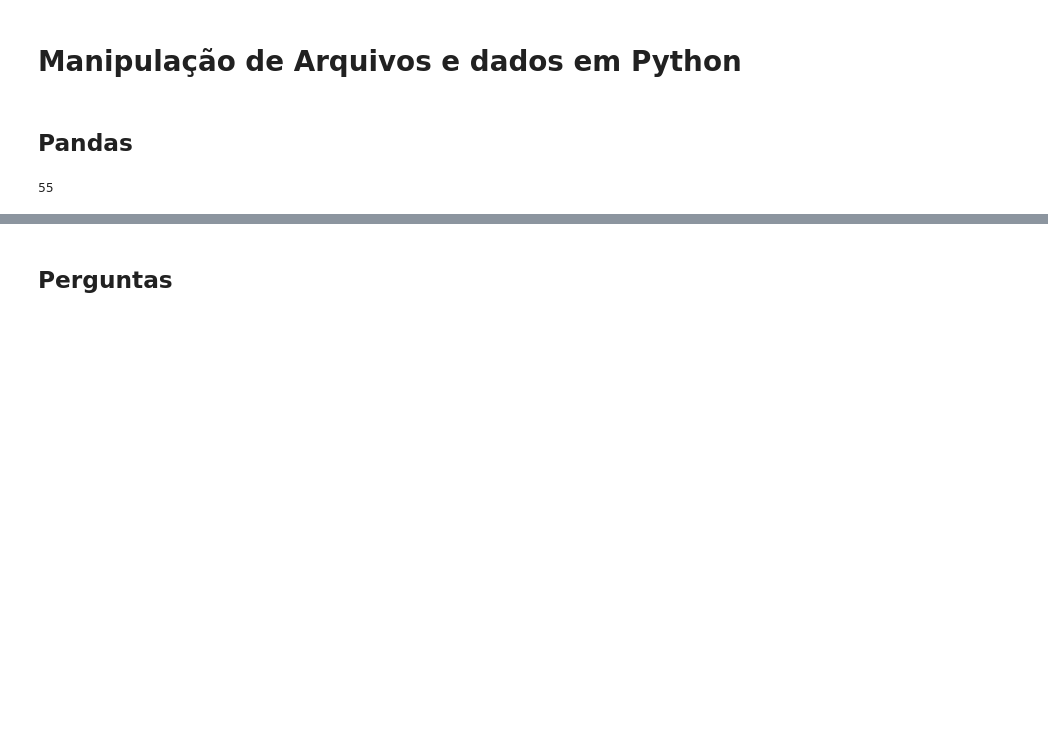
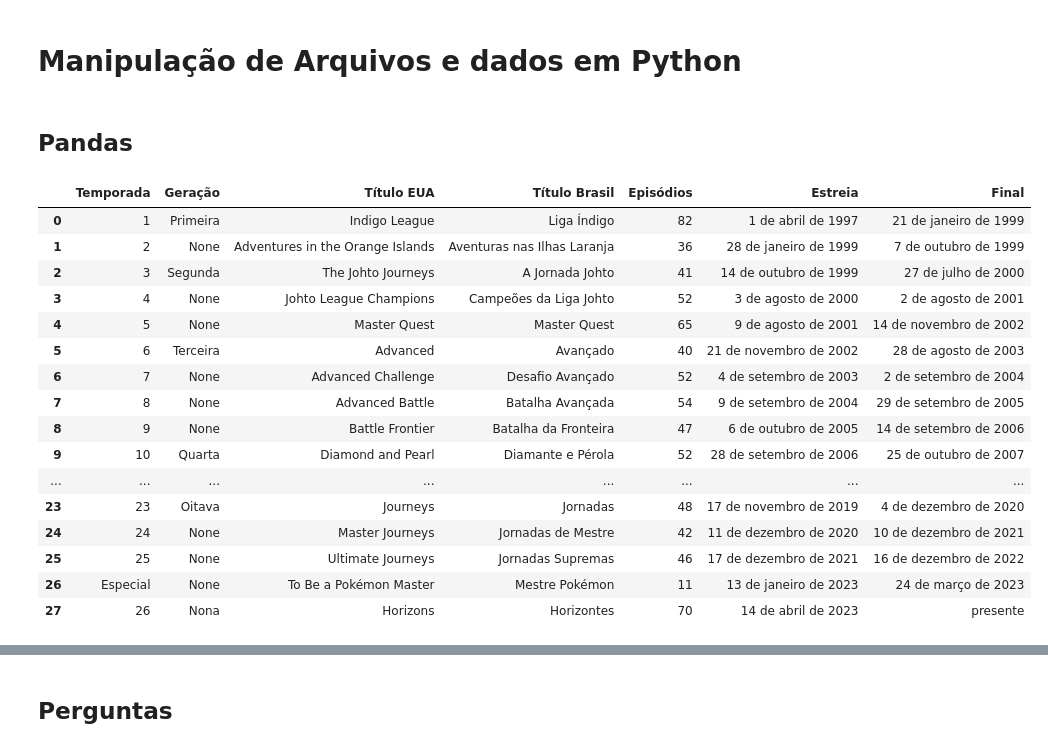
Before and after one commit to neylemkeunesp/CienciadosDados2024, a Jupyter notebook: Aula10/Aula10.ipynb, the cells around one changed output, grey strips where cells are left out. Cells and saved outputs as stored; diff of their text form; code cells hidden in the pictures; blank space fills up the shorter version.

```diff
--- a/Aula10/Aula10.ipynb
+++ b/Aula10/Aula10.ipynb
@@ -10,8 +10,57 @@ import numpy as np
 lispoktab=pd.read_html( "https://pt.wikipedia.org/wiki/Lista_de_epis%C3%B3dios_de_Pok%C3%A9mon")
-# %%
-len(lispoktab)
-# %% [output]
-55
+# %%
+temporadas_pokemon = [
+    {"Temporada": 1, "Geração": "Primeira", "Título EUA": "Indigo League", "Título Brasil": "Liga Índigo", "Episódios": 82, "Estreia": "1 de abril de 1997", "Final": "21 de janeiro de 1999"},
+    {"Temporada": 2, "Geração": None, "Título EUA": "Adventures in the Orange Islands", "Título Brasil": "Aventuras nas Ilhas Laranja", "Episódios": 36, "Estreia": "28 de janeiro de 1999", "Final": "7 de outubro de 1999"},
+    {"Temporada": 3, "Geração": "Segunda", "Título EUA": "The Johto Journeys", "Título Brasil": "A Jornada Johto", "Episódios": 41, "Estreia": "14 de outubro de 1999", "Final": "27 de julho de 2000"},
+    {"Temporada": 4, "Geração": None, "Título EUA": "Johto League Champions", "Título Brasil": "Campeões da Liga Johto", "Episódios": 52, "Estreia": "3 de agosto de 2000", "Final": "2 de agosto de 2001"},
+    {"Temporada": 5, "Geração": None, "Título EUA": "Master Quest", "Título Brasil": "Master Quest", "Episódios": 65, "Estreia": "9 de agosto de 2001", "Final": "14 de novembro de 2002"},
+    {"Temporada": 6, "Geração": "Terceira", "Título EUA": "Advanced", "Título Brasil": "Avançado", "Episódios": 40, "Estreia": "21 de novembro de 2002", "Final": "28 de agosto de 2003"},
+    {"Temporada": 7, "Geração": None, "Título EUA": "Advanced Challenge", "Título Brasil": "Desafio Avançado", "Episódios": 52, "Estreia": "4 de setembro de 2003", "Final": "2 de setembro de 2004"},
+    {"Temporada": 8, "Geração": None, "Título EUA": "Advanced Battle", "Título Brasil": "Batalha Avançada", "Episódios": 54, "Estreia": "9 de setembro de 2004", "Final": "29 de setembro de 2005"},
+    {"Temporada": 9, "Geração": None, "Título EUA": "Battle Frontier", "Título Brasil": "Batalha da Fronteira", "Episódios": 47, "Estreia": "6 de outubro de 2005", "Final": "14 de setembro de 2006"},
+    {"Temporada": 10, "Geração": "Quarta", "Título EUA": "Diamond and Pearl", "Título Brasil": "Diamante e Pérola", "Episódios": 52, "Estreia": "28 de setembro de 2006", "Final": "25 de outubro de 2007"},
+    {"Temporada": 11, "Geração": None, "Título EUA": "Battle Dimension", "Título Brasil": "Batalha Dimensional", "Episódios": 52, "Estreia": "8 de novembro de 2007", "Final": "4 de dezembro de 2008"},
+    {"Temporada": 12, "Geração": None, "Título EUA": "Galactic Battles", "Título Brasil": "Batalhas Galácticas", "Episódios": 53, "Estreia": "4 de dezembro de 2008", "Final": "24 de dezembro de 2009"},
+    {"Temporada": 13, "Geração": None, "Título EUA": "Sinnoh League Victors", "Título Brasil": "Vencedores da Liga Sinnoh", "Episódios": 34, "Estreia": "7 de janeiro de 2010", "Final": "9 de setembro de 2010"},
+    {"Temporada": 14, "Geração": "Quinta", "Título EUA": "Black & White", "Título Brasil": "Preto e Branco", "Episódios": 50, "Estreia": "23 de setembro de 2010", "Final": "15 de setembro de 2011"},
+    {"Temporada": 15, "Geração": None, "Título EUA": "Rival Destinies", "Título Brasil": "Destinos Rivais", "Episódios": 49, "Estreia": "22 de setembro de 2011", "Final": "4 de outubro de 2012"},
+    {"Temporada": 16, "Geração": None, "Título EUA": "Adventures in Unova", "Título Brasil": "Aventuras em Unova", "Episódios": 25, "Estreia": "11 de outubro de 2012", "Final": "18 de abril de 2013"},
+    {"Temporada": 16, "Geração": None, "Título EUA": "Adventures in Unova and Beyond", "Título Brasil": "Aventuras em Unova e Mais Além", "Episódios": 20, "Estreia": "25 de abril de 2013", "Final": "26 de setembro de 2013"},
+    {"Temporada": 17, "Geração": "Sexta", "Título EUA": "XY", "Título Brasil": "XY", "Episódios": 49, "Estreia": "17 de outubro de 2013", "Final": "30 de outubro de 2014"},
+    {"Temporada": 18, "Geração": None, "Título EUA": "Kalos Quest", "Título Brasil": "Desafio em Kalos", "Episódios": 44, "Estreia": "6 de novembro de 2014", "Final": "22 de outubro de 2015"},
+    {"Temporada": 19, "Geração": None, "Título EUA": "XYZ", "Título Brasil": "XYZ", "Episódios": 47, "Estreia": "29 de outubro de 2015", "Final": "3 de novembro de 2016"},
+    {"Temporada": 20, "Geração": "Sétima", "Título EUA": "Sun & Moon", "Título Brasil": "Sol e Lua", "Episódios": 43, "Estreia": "17 de novembro de 2016", "Final": "21 de setembro de 2017"},
+    {"Temporada": 21, "Geração": None, "Título EUA": "Ultra Adventures", "Título Brasil": "Ultra Aventuras", "Episódios": 49, "Estreia": "5 de outubro de 2017", "Final": "14 de outubro de 2018"},
+    {"Temporada": 22, "Geração": None, "Título EUA": "Ultra Legends", "Título Brasil": "Ultra Lendas", "Episódios": 54, "Estreia": "21 de outubro de 2018", "Final": "3 de novembro de 2019"},
+    {"Temporada": 23, "Geração": "Oitava", "Título EUA": "Journeys", "Título Brasil": "Jornadas", "Episódios": 48, "Estreia": "17 de novembro de 2019", "Final": "4 de dezembro de 2020"},
+    {"Temporada": 24, "Geração": None, "Título EUA": "Master Journeys", "Título Brasil": "Jornadas de Mestre", "Episódios": 42, "Estreia": "11 de dezembro de 2020", "Final": "10 de dezembro de 2021"},
+    {"Temporada": 25, "Geração": None, "Título EUA": "Ultimate Journeys", "Título Brasil": "Jornadas Supremas", "Episódios": 46, "Estreia": "17 de dezembro de 2021", "Final": "16 de dezembro de 2022"},
+    {"Temporada": "Especial", "Geração": None, "Título EUA": "To Be a Pokémon Master", "Título Brasil": "Mestre Pokémon", "Episódios": 11, "Estreia": "13 de janeiro de 2023", "Final": "24 de março de 2023"},
+    {"Temporada": 26, "Geração": "Nona", "Título EUA": "Horizons", "Título Brasil": "Horizontes", "Episódios": 70, "Estreia": "14 de abril de 2023", "Final": "presente"}
+]
+# %%
+df=pd.DataFrame(temporadas_pokemon)
+# %%
+df
+# %% [output]
+|  | Temporada | Geração | Título EUA | Título Brasil | Episódios | Estreia | Final |
+| 0 | 1 | Primeira | Indigo League | Liga Índigo | 82 | 1 de abril de 1997 | 21 de janeiro de 1999 |
+| 1 | 2 | None | Adventures in the Orange Islands | Aventuras nas Ilhas Laranja | 36 | 28 de janeiro de 1999 | 7 de outubro de 1999 |
+| 2 | 3 | Segunda | The Johto Journeys | A Jornada Johto | 41 | 14 de outubro de 1999 | 27 de julho de 2000 |
+| 3 | 4 | None | Johto League Champions | Campeões da Liga Johto | 52 | 3 de agosto de 2000 | 2 de agosto de 2001 |
+| 4 | 5 | None | Master Quest | Master Quest | 65 | 9 de agosto de 2001 | 14 de novembro de 2002 |
+| 5 | 6 | Terceira | Advanced | Avançado | 40 | 21 de novembro de 2002 | 28 de agosto de 2003 |
+| 6 | 7 | None | Advanced Challenge | Desafio Avançado | 52 | 4 de setembro de 2003 | 2 de setembro de 2004 |
+| 7 | 8 | None | Advanced Battle | Batalha Avançada | 54 | 9 de setembro de 2004 | 29 de setembro de 2005 |
+| 8 | 9 | None | Battle Frontier | Batalha da Fronteira | 47 | 6 de outubro de 2005 | 14 de setembro de 2006 |
+| 9 | 10 | Quarta | Diamond and Pearl | Diamante e Pérola | 52 | 28 de setembro de 2006 | 25 de outubro de 2007 |
+| ... | ... | ... | ... | ... | ... | ... | ... |
+| 23 | 23 | Oitava | Journeys | Jornadas | 48 | 17 de novembro de 2019 | 4 de dezembro de 2020 |
+| 24 | 24 | None | Master Journeys | Jornadas de Mestre | 42 | 11 de dezembro de 2020 | 10 de dezembro de 2021 |
+| 25 | 25 | None | Ultimate Journeys | Jornadas Supremas | 46 | 17 de dezembro de 2021 | 16 de dezembro de 2022 |
+| 26 | Especial | None | To Be a Pokémon Master | Mestre Pokémon | 11 | 13 de janeiro de 2023 | 24 de março de 2023 |
+| 27 | 26 | Nona | Horizons | Horizontes | 70 | 14 de abril de 2023 | presente |
 # %%
 lispoktab[1]
 # %% [output]
```
Also changed, not shown: parts of 37 cells of this notebook.
